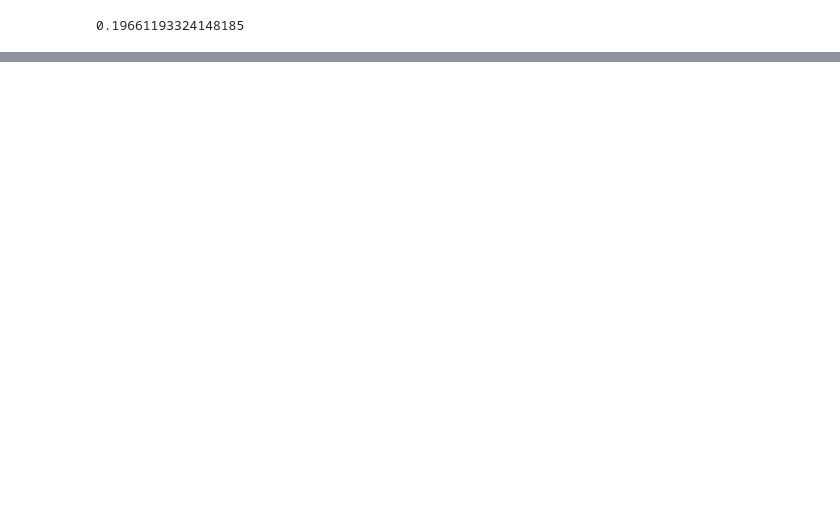
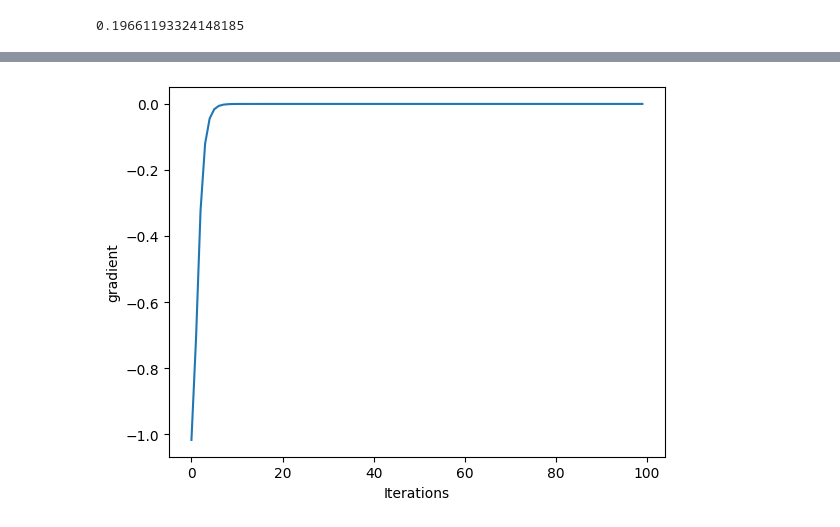
Before and after one commit to soumyadipghorai/Deep-Learning-Essentials, a Jupyter notebook: PyTorch/auto_grad.ipynb, the cells around one changed output, grey strips where cells are left out. Saved outputs shown, nothing was run; the diff lists cells and outputs as text; code cells hidden in the pictures; blank space fills up the shorter version.

```diff
--- a/PyTorch/auto_grad.ipynb
+++ b/PyTorch/auto_grad.ipynb
@@ -75,0 +210,38 @@ y.item()*(1-y.item()) #gradient of sigmoid
+# %%
+w = torch.randn(size=(1, 10), requires_grad=True) # leaf node
+b = torch.randn(size=(1, 1), requires_grad=True) # leaf node
+print(w, b)
+eta = tensor(0.1)
+loss = []
+epochs = 100
+a_grad = []
+def a_hook(grad) :
+    a_grad.append(grad.detach().item())
+    return grad
+
+for i in range(epochs) :
+    # ? forward prop
+    a = torch.matmul(w, x)+b # a  = w*x + b
+    a.register_hook(a_hook)
+    y_hat = 1/(1+torch.exp(-(a)))
+
+    # ? compute loss
+    L = torch.sum(torch.pow((y_hat - y), 2), dim = 0)
+    loss.append(L.detach().numpy()) # detach from the graph
+
+    # ? back prop
+    L.backward()
+    # print(w.grad)
+    # print(f'iter : {1}, is leaf : {w.is_leaf}')
+
+    # ? update parameter
+    with torch.no_grad() :
+        w -= eta*w.grad
+        b -= eta*b.grad
+
+    # ? zero the grad ow it keeps accumulating
+    w.grad.zero_()
+    b.grad.zero_()
+
+# get the correct values for w and b
+print(w, b)
@@ -75,0 +260,7 @@ y.item()*(1-y.item()) #gradient of sigmoid
+# %%
+plt.plot(a_grad)
+plt.xlabel("Iterations")
+plt.ylabel("gradient")
+plt.show()
+# %% [output]
+[figure, added]
```
Also changed, not shown: parts of 15 cells of this notebook, 2 other files.
